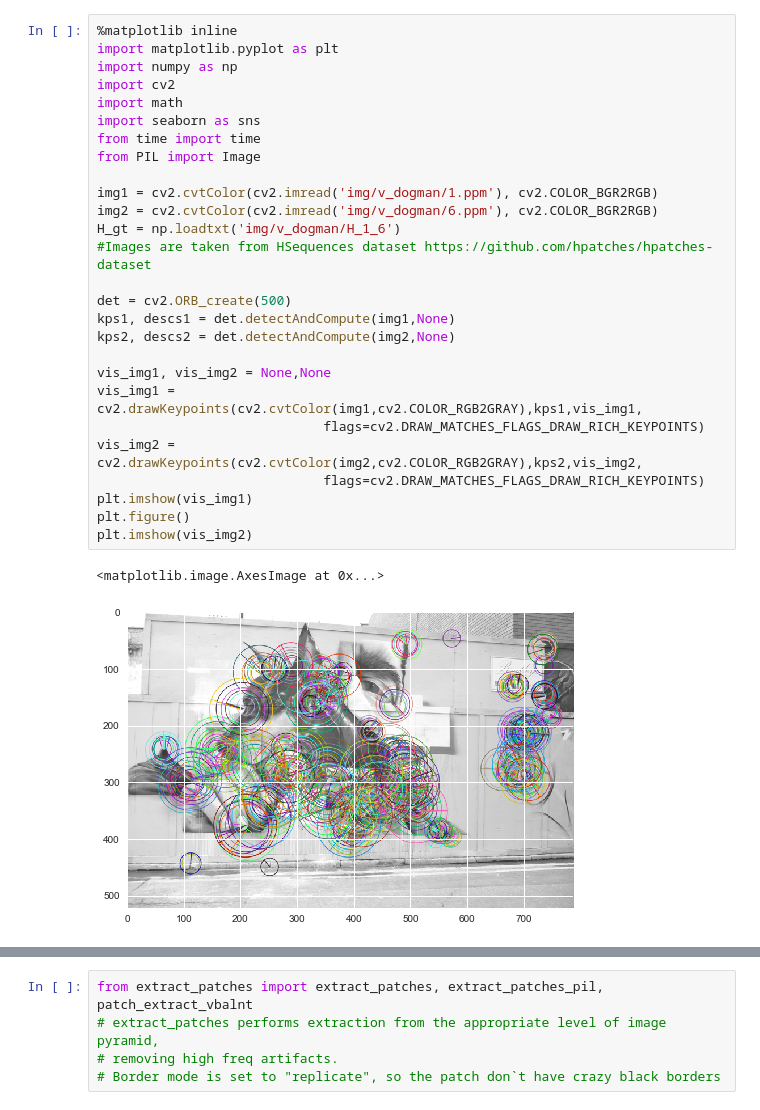
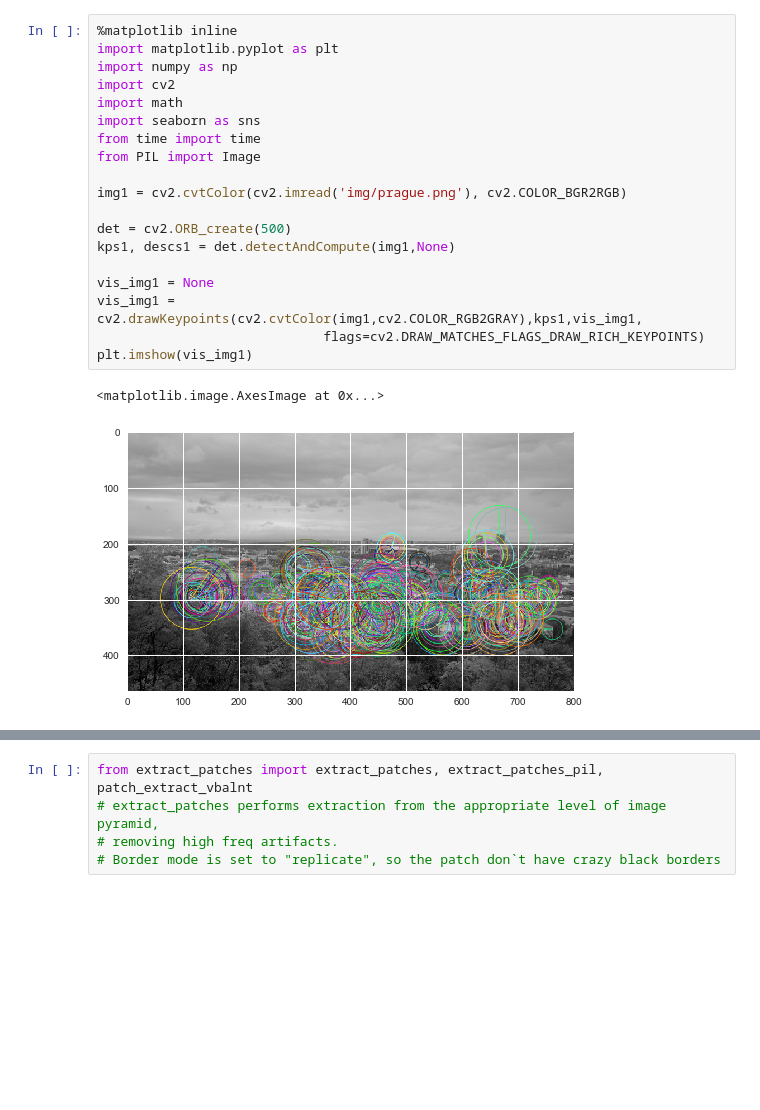
Before and after one commit to ducha-aiki/extract-patches-old, a Jupyter notebook: patch-extraction-demo.ipynb, the cells around one changed output, grey strips where cells are left out. Cells and saved outputs as stored; diff of their text form; blank space fills up the shorter version.

```diff
--- a/patch-extraction-demo.ipynb
+++ b/patch-extraction-demo.ipynb
@@ -1,30 +1,22 @@
 # %%
 %matplotlib inline
 import matplotlib.pyplot as plt
 import numpy as np
 import cv2
 import math
 import seaborn as sns
 from time import time
 from PIL import Image
 
-img1 = cv2.cvtColor(cv2.imread('img/v_dogman/1.ppm'), cv2.COLOR_BGR2RGB)
-img2 = cv2.cvtColor(cv2.imread('img/v_dogman/6.ppm'), cv2.COLOR_BGR2RGB)
-H_gt = np.loadtxt('img/v_dogman/H_1_6')
-#Images are taken from HSequences dataset https://github.com/hpatches/hpatches-dataset
+img1 = cv2.cvtColor(cv2.imread('img/prague.png'), cv2.COLOR_BGR2RGB)
 
 det = cv2.ORB_create(500)
 kps1, descs1 = det.detectAndCompute(img1,None)
-kps2, descs2 = det.detectAndCompute(img2,None)
 
-vis_img1, vis_img2 = None,None
+vis_img1 = None
 vis_img1 = cv2.drawKeypoints(cv2.cvtColor(img1,cv2.COLOR_RGB2GRAY),kps1,vis_img1,
                              flags=cv2.DRAW_MATCHES_FLAGS_DRAW_RICH_KEYPOINTS)
-vis_img2 = cv2.drawKeypoints(cv2.cvtColor(img2,cv2.COLOR_RGB2GRAY),kps2,vis_img2,
-                             flags=cv2.DRAW_MATCHES_FLAGS_DRAW_RICH_KEYPOINTS)
 plt.imshow(vis_img1)
-plt.figure()
-plt.imshow(vis_img2)
 # %% [output]
 <matplotlib.image.AxesImage at 0x...>
-[figure, old version]
+[figure, new version]
```
Also changed, not shown: parts of 2 cells of this notebook, 15 other files.
